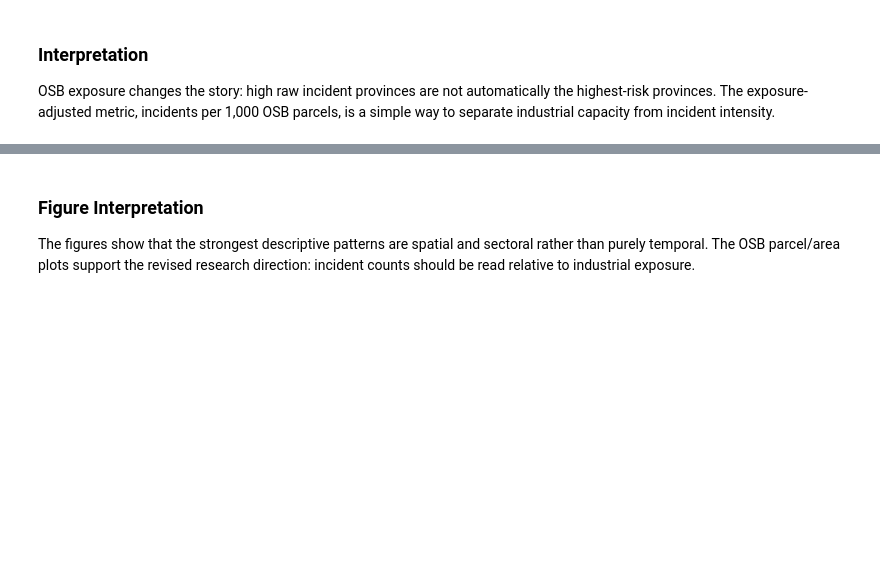
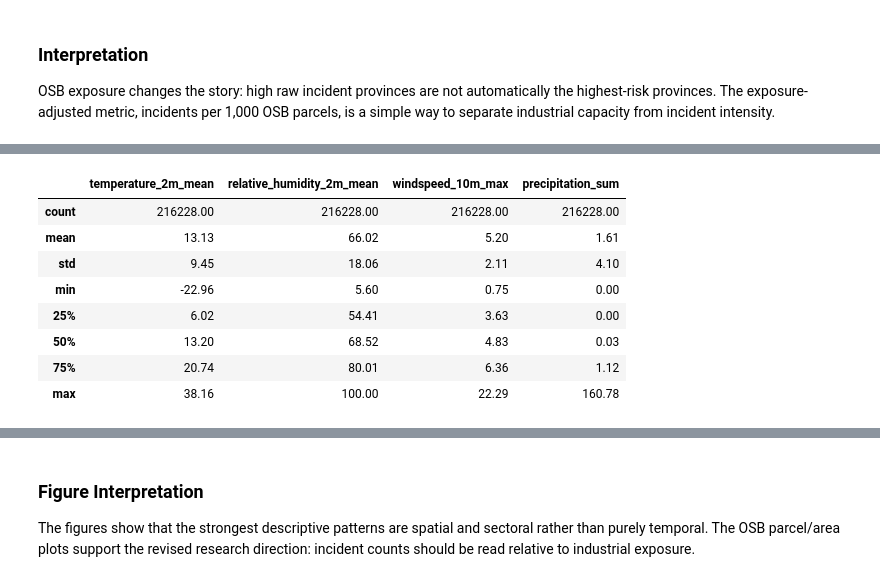
Before and after one commit to kutluhangok/istanbul-industrial-fires, a Jupyter notebook: notebooks/01_eda.ipynb, the cells around one changed output, grey strips where cells are left out. Cells and saved outputs as stored; diff of their text form; code cells hidden in the pictures; blank space fills up the shorter version.

Commit message:
Add national weather enrichment

```diff
--- a/notebooks/01_eda.ipynb
+++ b/notebooks/01_eda.ipynb
@@ -131,0 +151,14 @@ OSB exposure changes the story: high raw incident provinces are not automaticall
+# %%
+# NATIONAL_WEATHER_DAILY_SUMMARY
+weather_daily = pd.read_excel('../data/enrichment/weather_daily_by_province.xlsx')
+weather_daily[['temperature_2m_mean','relative_humidity_2m_mean','windspeed_10m_max','precipitation_sum']].describe().round(2)
+# %% [output]
+|  | temperature_2m_mean | relative_humidity_2m_mean | windspeed_10m_max | precipitation_sum |
+| count | 216228.00 | 216228.00 | 216228.00 | 216228.00 |
+| mean | 13.13 | 66.02 | 5.20 | 1.61 |
+| std | 9.45 | 18.06 | 2.11 | 4.10 |
+| min | -22.96 | 5.60 | 0.75 | 0.00 |
+| 25% | 6.02 | 54.41 | 3.63 | 0.00 |
+| 50% | 13.20 | 68.52 | 4.83 | 0.03 |
+| 75% | 20.74 | 80.01 | 6.36 | 1.12 |
+| max | 38.16 | 100.00 | 22.29 | 160.78 |
```
Also changed, not shown: parts of 6 cells of this notebook, 27 other files.
